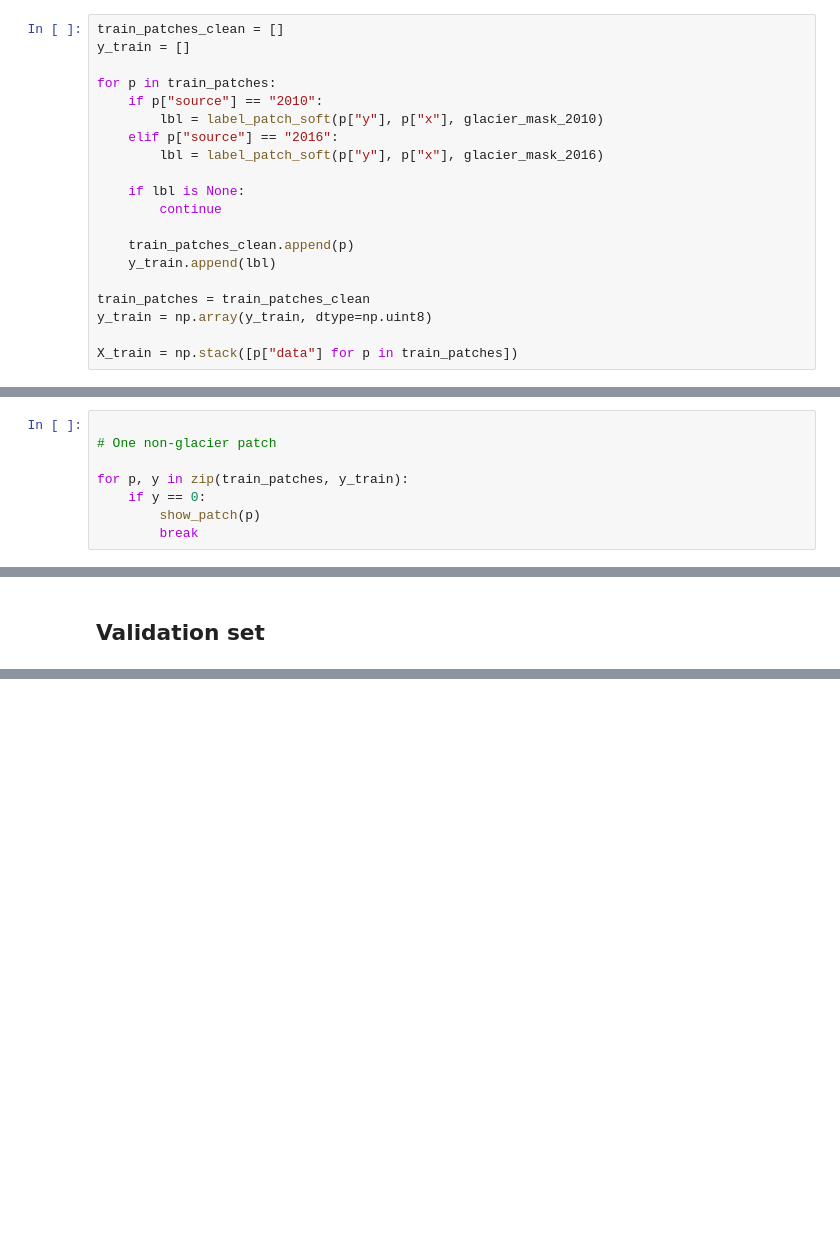
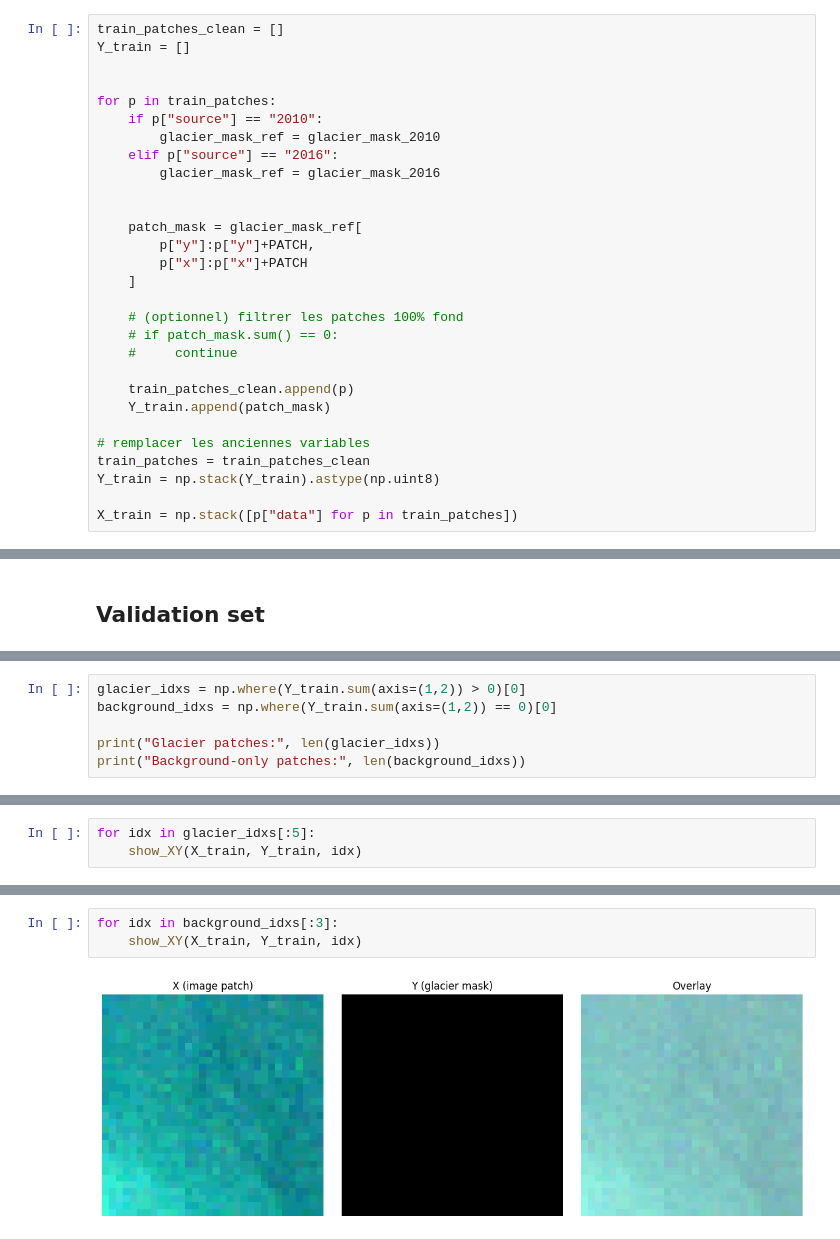
Before and after one commit to corentinsup/IPEO-Project, a Jupyter notebook: 01_preprocess.ipynb, the cells around one changed output, grey strips where cells are left out. Saved outputs shown, nothing was run; the diff lists cells and outputs as text; blank space fills up the shorter version.

```diff
--- a/01_preprocess.ipynb
+++ b/01_preprocess.ipynb
@@ -288,21 +267,30 @@ def label_patch_soft(y, x, glacier_mask, patch_size=32):
 # %%
 train_patches_clean = []
-y_train = []
+Y_train = []
+
 
 for p in train_patches:
     if p["source"] == "2010":
-        lbl = label_patch_soft(p["y"], p["x"], glacier_mask_2010)
+        glacier_mask_ref = glacier_mask_2010
     elif p["source"] == "2016":
-        lbl = label_patch_soft(p["y"], p["x"], glacier_mask_2016)
+        glacier_mask_ref = glacier_mask_2016
 
-    if lbl is None:
-        continue
+
+    patch_mask = glacier_mask_ref[
+        p["y"]:p["y"]+PATCH,
+        p["x"]:p["x"]+PATCH
+    ]
+
+    # (optionnel) filtrer les patches 100% fond
+    # if patch_mask.sum() == 0:
+    #     continue
 
     train_patches_clean.append(p)
-    y_train.append(lbl)
+    Y_train.append(patch_mask)
 
+# remplacer les anciennes variables
 train_patches = train_patches_clean
-y_train = np.array(y_train, dtype=np.uint8)
+Y_train = np.stack(Y_train).astype(np.uint8)
 
 X_train = np.stack([p["data"] for p in train_patches])
 # %%
@@ -359,8 +307,0 @@ for p, y_label in zip(train_patches, y_train):
-# %%
-
-# One non-glacier patch
-
-for p, y in zip(train_patches, y_train):
-    if y == 0:
-        show_patch(p)
-        break
@@ -433,0 +446,6 @@ val_patches_norm = [
+# %%
+glacier_idxs = np.where(Y_train.sum(axis=(1,2)) > 0)[0]
+background_idxs = np.where(Y_train.sum(axis=(1,2)) == 0)[0]
+
+print("Glacier patches:", len(glacier_idxs))
+print("Background-only patches:", len(background_idxs))
@@ -433,0 +455,3 @@ val_patches_norm = [
+# %%
+for idx in glacier_idxs[:5]:
+    show_XY(X_train, Y_train, idx)
@@ -433,0 +464,5 @@ val_patches_norm = [
+# %%
+for idx in background_idxs[:3]:
+    show_XY(X_train, Y_train, idx)
+# %% [output]
+[figure, added]
```
Also changed, not shown: parts of 31 cells of this notebook, 11 other files.
